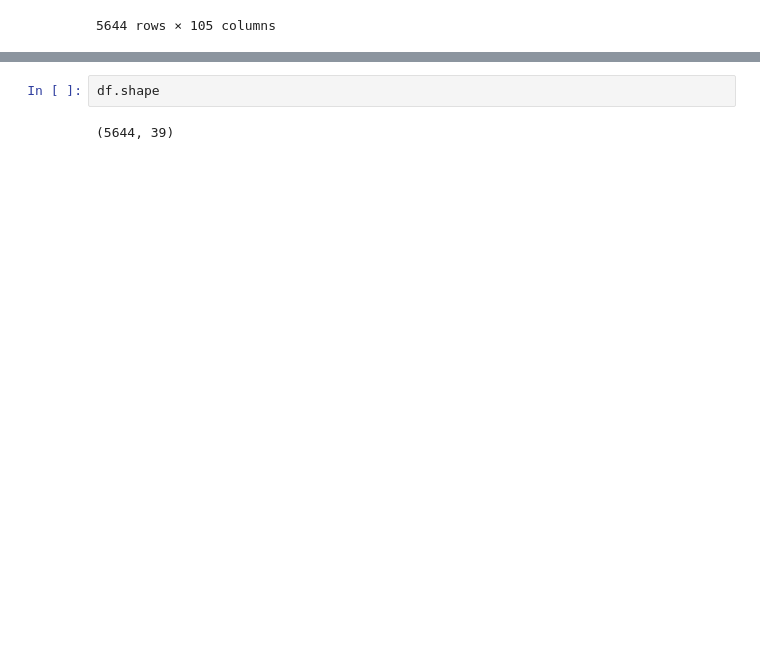
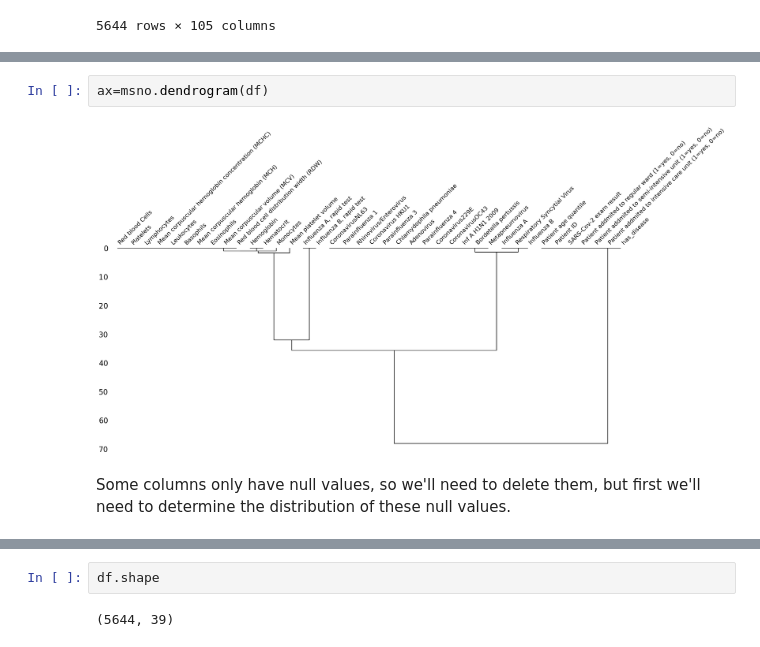
Before and after one commit to Corrosifu/covid19_diagnosis, a Jupyter notebook: Data_clearing.ipynb, the cells around one changed output, grey strips where cells are left out. Drawn from its saved outputs; the diff is of its cells as text; blank space fills up the shorter version.

```diff
--- a/Data_clearing.ipynb
+++ b/Data_clearing.ipynb
@@ -183,3 +187,9 @@ Certaine colonne n'ont que des valeurs nulles il va donc falloir les supprimées
+# %%
+ax=msno.dendrogram(df)
+# %% [output]
+[figure, added]
+# %% [markdown]
+Some columns only have null values, so we'll need to delete them, but first we'll need to determine the distribution of these null values.
 # %%
 df_null_pct.plot(kind='hist')
 # %% [output]
```
Also changed, not shown: parts of 61 cells of this notebook, 1 other file.
